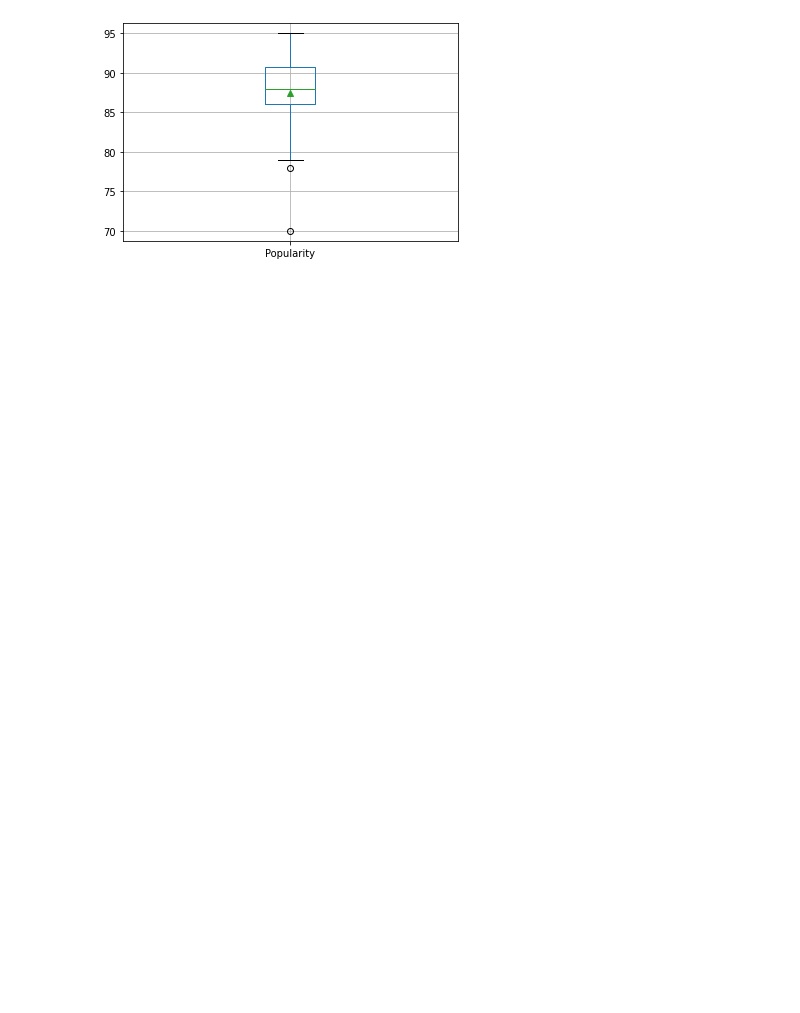
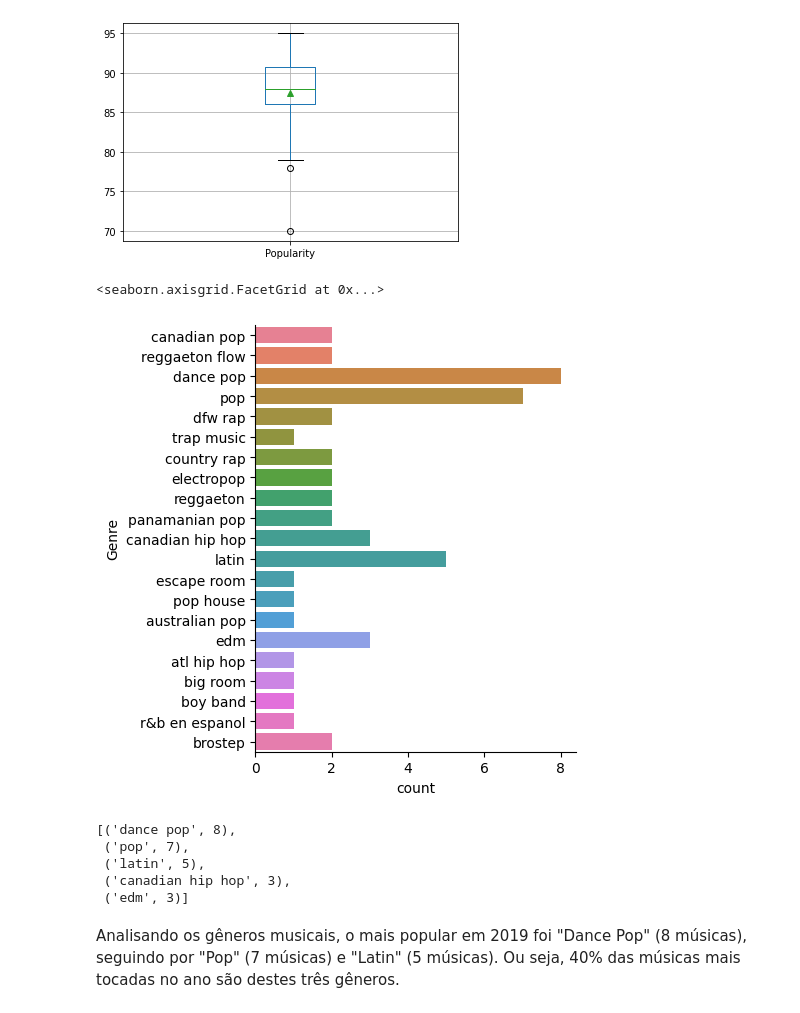
Before and after one commit to simonecrepaldi/spotify_top50_2019, a Jupyter notebook: notebook.ipynb, the cells around one changed output. Drawn from its saved outputs; the diff is of its cells as text; code cells hidden in the pictures; blank space fills up the shorter version.

```diff
--- a/notebook.ipynb
+++ b/notebook.ipynb
@@ -96,3 +97,20 @@ boxplot = db.boxplot(column=['Popularity'],
 showmeans=True)
 # %% [output]
 [figure]
+# %%
+# Analisando os gêneros
+sns.catplot(data = db, y = 'Genre', kind = 'count', palette = 'husl')
+# %% [output]
+<seaborn.axisgrid.FacetGrid at 0x...>
+[figure, added]
+# %%
+from collections import Counter
+Counter(db['Genre'].values).most_common(5)
+# %% [output]
+[('dance pop', 8),
+ ('pop', 7),
+ ('latin', 5),
+ ('canadian hip hop', 3),
+ ('edm', 3)]
+# %% [markdown]
+Analisando os gêneros musicais, o mais popular em 2019 foi "Dance Pop" (8 músicas), seguindo por "Pop" (7 músicas) e "Latin" (5 músicas). Ou seja, 40% das músicas mais tocadas no ano são destes três gêneros.
```
Also changed, not shown: parts of 7 cells of this notebook.
